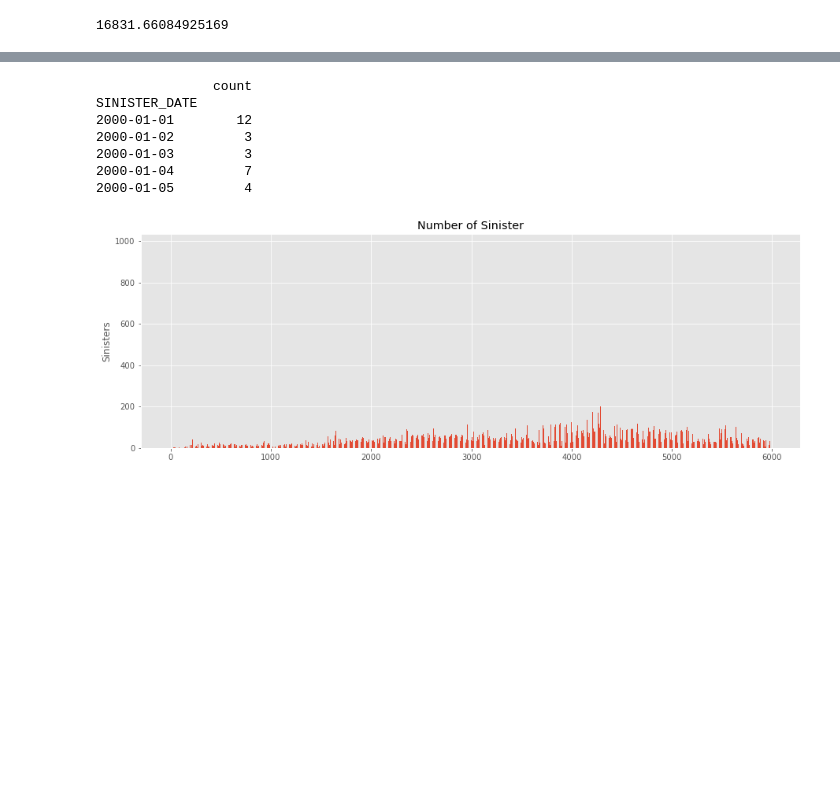
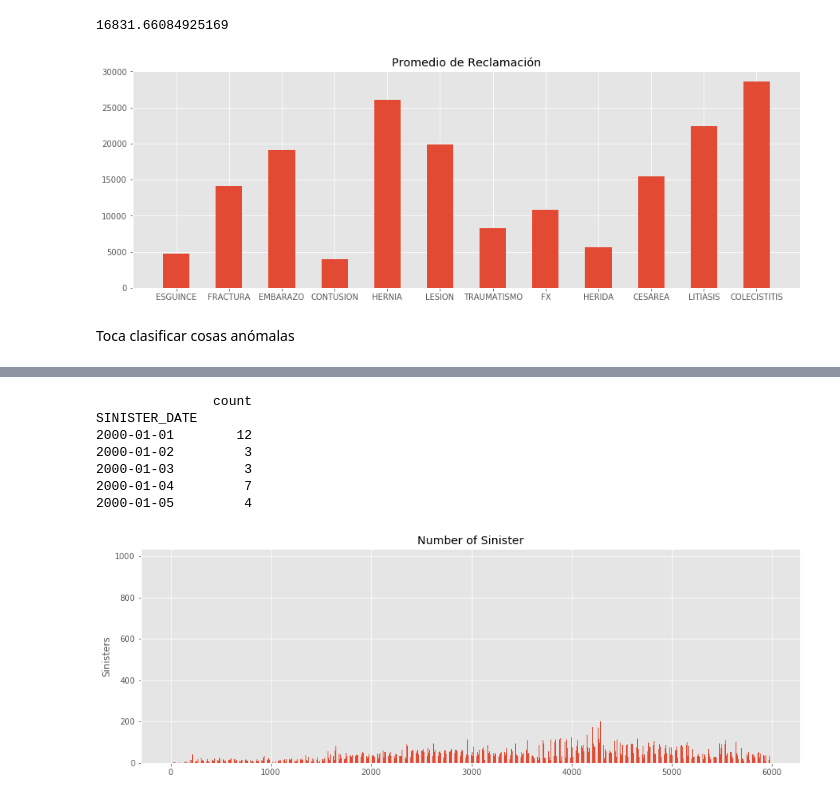
Before and after one commit to pedrohserrano/anomaly-detection-health-insurance, a Jupyter notebook: Descriptive GMM - Cluster.ipynb, the cells around one changed output, grey strips where cells are left out. Drawn from its saved outputs; the diff is of its cells as text; code cells hidden in the pictures; blank space fills up the shorter version.

```diff
--- a/Descriptive GMM - Cluster.ipynb
+++ b/Descriptive GMM - Cluster.ipynb
@@ -138,0 +123,3 @@ array([0, 1, 0, ..., 2, 0, 0])
+# %%
+df['NUM_GRUPO']=pd.DataFrame(np.transpose(labels))
+df_transformed['NUM_GRUPO']=pd.DataFrame(np.transpose(labels))
@@ -325,0 +370,4 @@ CESAREA        6720  1.040156e+08  15478.514310
+# %%
+# Lo que más se reclama
+enf_desc_top = enf_desc.sort_values(by='CLAIMS', ascending=False).head(12)
+print(enf_desc.sort_values(by='CLAIMS', ascending=False).head(20))
@@ -329,2 +396,14 @@ enf_desc[enf_desc['AVG_RECLAM']<100000]['AVG_RECLAM'].mean()
 # %% [output]
 16831.66084925169
+# %%
+plt.figure(figsize=[15,5])
+axx=np.arange(12)
+plt.xticks(axx, ('ESGUINCE','FRACTURA','EMBARAZO','CONTUSION','HERNIA','LESION','TRAUMATISMO','FX','HERIDA','CESAREA',
+                 'LITIASIS','COLECISTITIS','APENDICITIS','GASTROENTERITIS','DIABETES','MIOMATOSIS','DESVIACION','ENFERMEDAD','TUMOR','QUISTE'))
+plt.title('Promedio de Reclamación')
+plt.bar(axx, np.array(enf_desc_top['AVG_RECLAM']), width=.5)
+plt.show()
+# %% [output]
+[figure, added]
+# %% [markdown]
+Toca clasificar cosas anómalas
```
Also changed, not shown: parts of 104 cells of this notebook, 3 other files.
